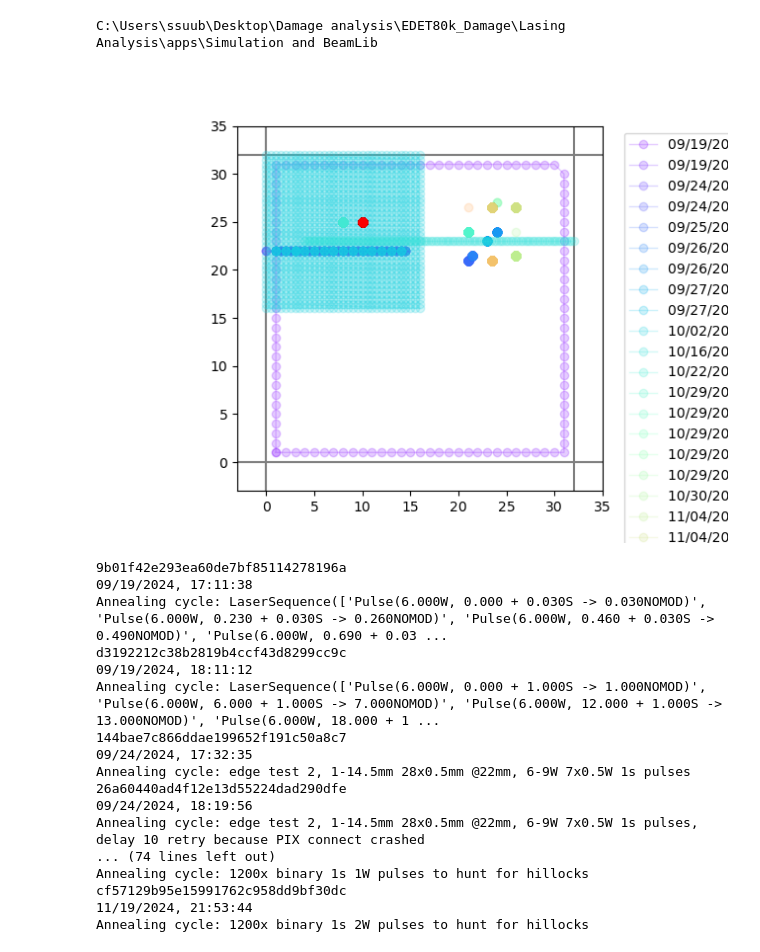
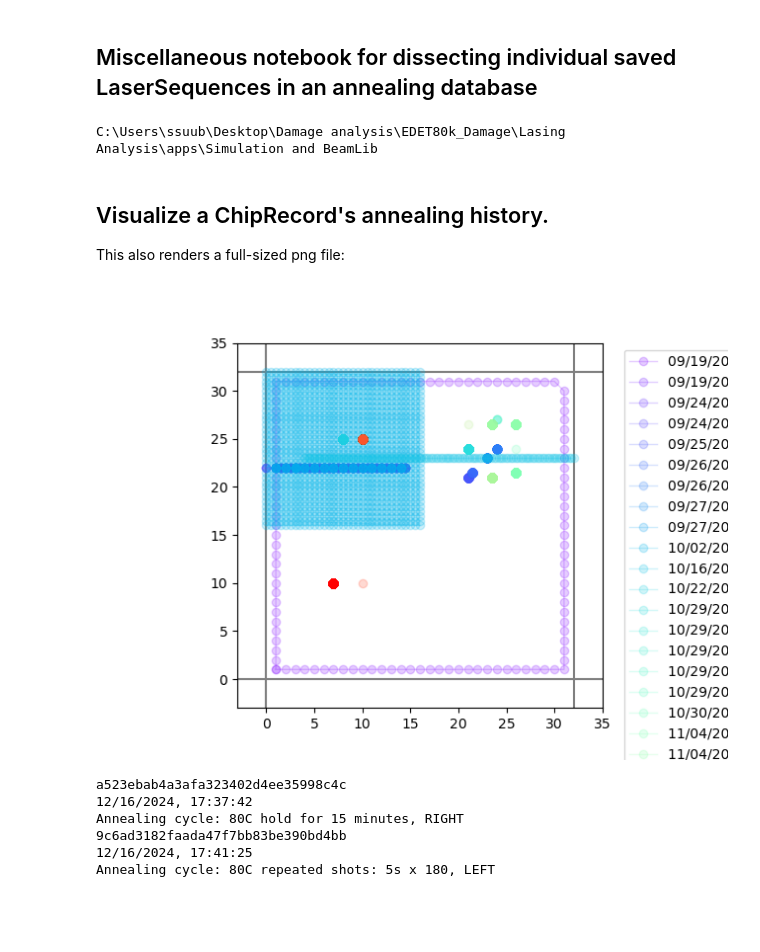
Before and after one commit to Atzphere/EDET80k_Damage, a Jupyter notebook: Lasing Analysis/apps/Simulation and BeamLib/pulse browser.ipynb, the cells around one changed output. Drawn from its saved outputs; the diff is of its cells as text; code cells hidden in the pictures; blank space fills up the shorter version.

```diff
--- a/Lasing Analysis/apps/Simulation and BeamLib/pulse browser.ipynb
+++ b/Lasing Analysis/apps/Simulation and BeamLib/pulse browser.ipynb
@@ -1,3 +1,5 @@
+# %% [markdown]
+## Miscellaneous notebook for dissecting individual saved LaserSequences in an annealing database
 # %%
 import simulationlib as sl
 %matplotlib widget
@@ -34,32 +45,23 @@ def power_profile(entry, polling=0.1):
             y.append(0)
 
     return times, y
+# %% [markdown]
+## Visualize a ChipRecord's annealing history.
+This also renders a full-sized png file:
 # %%
-database.visualize()
-record = database.get_record()
-data = database.load_entries()
+database.visualize(fpath="./pulse browser visualization.png")
+record = database.get_entries()
 # %% [output]
-[figure, old version]
+[figure, new version]
 # %%
 for ID, entry in record:
     print(ID)
     print(entry)
 # %% [output]
-9b01f42e293ea60de7bf85114278196a
-09/19/2024, 17:11:38
-Annealing cycle: LaserSequence(['Pulse(6.000W, 0.000 + 0.030S -> 0.030NOMOD)', 'Pulse(6.000W, 0.230 + 0.030S -> 0.260NOMOD)', 'Pulse(6.000W, 0.460 + 0.030S -> 0.490NOMOD)', 'Pulse(6.000W, 0.690 + 0.03 ...
-d3192212c38b2819b4ccf43d8299cc9c
-09/19/2024, 18:11:12
-Annealing cycle: LaserSequence(['Pulse(6.000W, 0.000 + 1.000S -> 1.000NOMOD)', 'Pulse(6.000W, 6.000 + 1.000S -> 7.000NOMOD)', 'Pulse(6.000W, 12.000 + 1.000S -> 13.000NOMOD)', 'Pulse(6.000W, 18.000 + 1 ...
-144bae7c866ddae199652f191c50a8c7
-09/24/2024, 17:32:35
-Annealing cycle: edge test 2, 1-14.5mm 28x0.5mm @22mm, 6-9W 7x0.5W 1s pulses
-26a60440ad4f12e13d55224dad290dfe
-09/24/2024, 18:19:56
-Annealing cycle: edge test 2, 1-14.5mm 28x0.5mm @22mm, 6-9W 7x0.5W 1s pulses, delay 10 retry because PIX connect crashed
-... (74 lines left out)
-Annealing cycle: 1200x binary 1s 1W pulses to hunt for hillocks
-cf57129b95e15991762c958dd9bf30dc
-11/19/2024, 21:53:44
-Annealing cycle: 1200x binary 1s 2W pulses to hunt for hillocks
+a523ebab4a3afa323402d4ee35998c4c
+12/16/2024, 17:37:42
+Annealing cycle: 80C hold for 15 minutes, RIGHT
+9c6ad3182faada47f7bb83be390bd4bb
+12/16/2024, 17:41:25
+Annealing cycle: 80C repeated shots: 5s x 180, LEFT
 # %%
```
Also changed, not shown: parts of 6 cells of this notebook, 11 other files.
